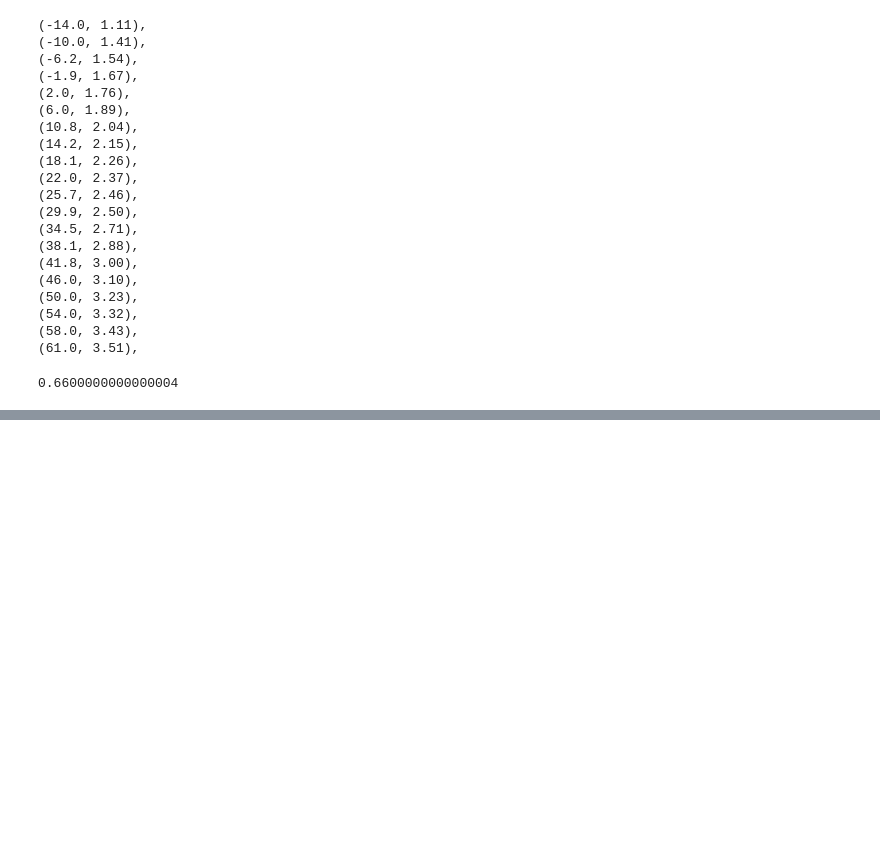
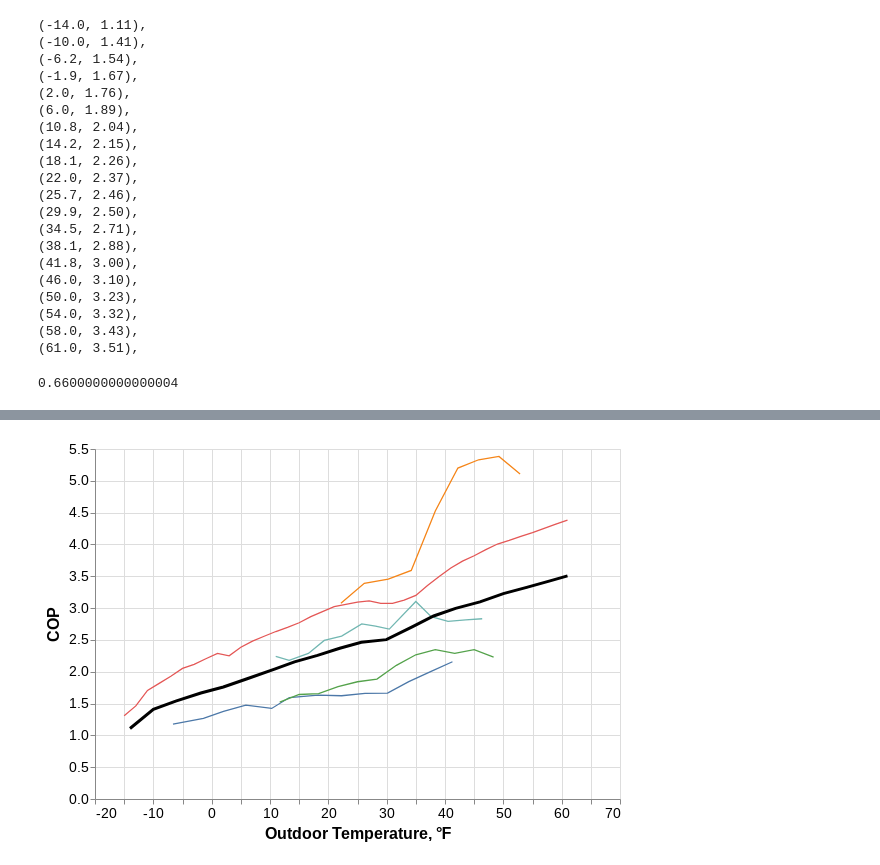
Before and after one commit to alanmitchell/heat-pump-study, a Jupyter notebook: general/cop_vs_temp.ipynb, the cells around one changed output, grey strips where cells are left out. Drawn from its saved outputs; the diff is of its cells as text; code cells hidden in the pictures; blank space fills up the shorter version.

```diff
--- a/general/cop_vs_temp.ipynb
+++ b/general/cop_vs_temp.ipynb
@@ -420,0 +507,16 @@ cop_minus_20
+# %%
+# Do this without a Legend so it can be marked up.
+line1 = alt.Chart(df_all.query('source != "FINAL"')).mark_line(strokeWidth=1.3).encode(
+    x = 'temperature',
+    y = 'cop',
+    color = alt.Color('source:N', legend=None),
+)
+line2 = alt.Chart(df_all.query('source == "FINAL"')).mark_line(strokeWidth=3, color='black').encode(
+    x = alt.X('temperature', axis=alt.Axis(title='Outdoor Temperature, ℉')),
+    y = alt.Y('cop', axis=alt.Axis(title='COP')),
+)
+cht = line1 + line2
+cht.save('images/cop_vs_temp.png', scale_factor=1.5)
+cht
+# %% [output]
+[figure, added]
```
Also changed, not shown: parts of 6 cells of this notebook.
